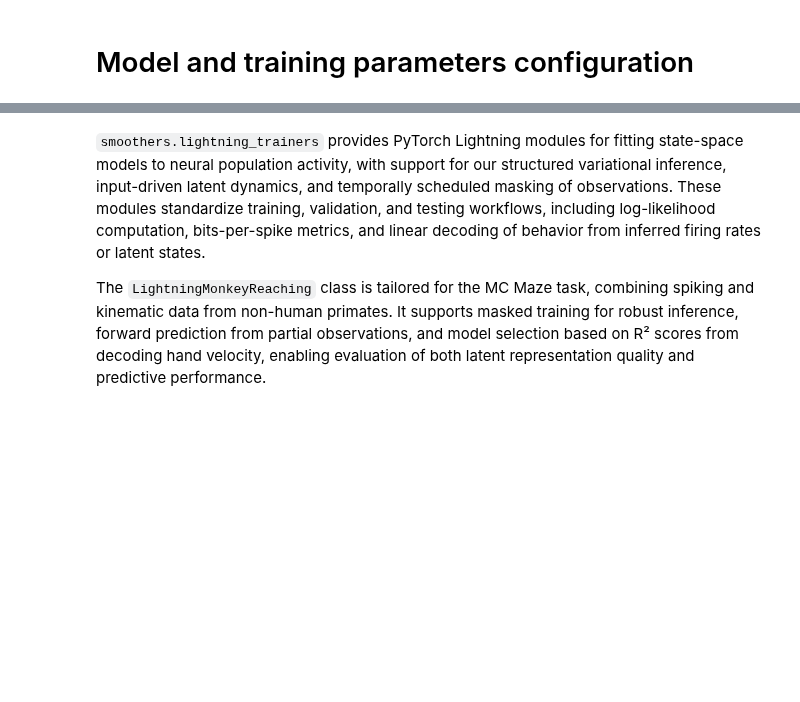
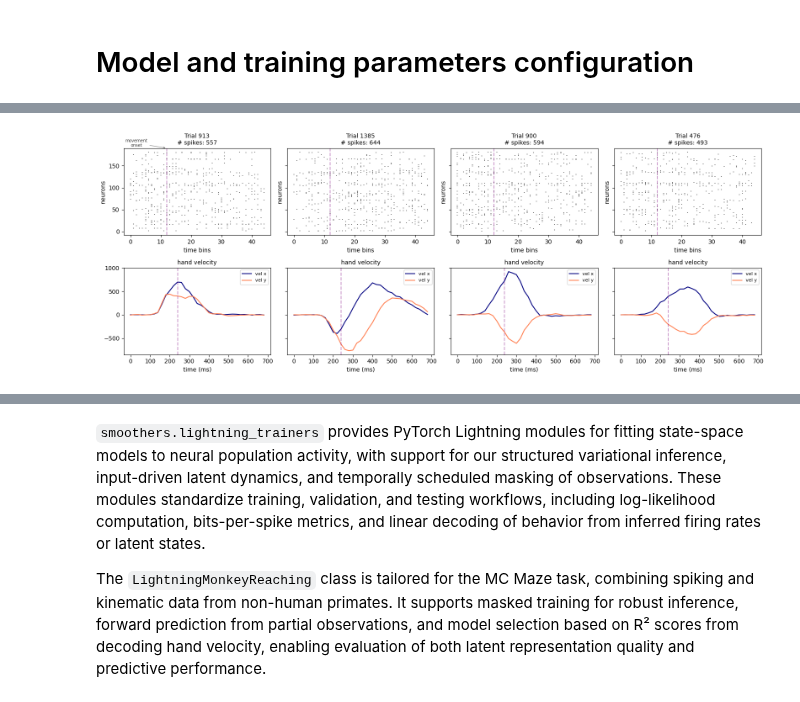
Before and after one commit to catniplab/latent_dynamics_workshop, a Jupyter notebook: 04_xfads_mc_maze_demo.ipynb, the cells around one changed output, grey strips where cells are left out. Drawn from its saved outputs; the diff is of its cells as text; code cells hidden in the pictures; blank space fills up the shorter version.

```diff
--- a/04_xfads_mc_maze_demo.ipynb
+++ b/04_xfads_mc_maze_demo.ipynb
@@ -186,34 +205,36 @@ def plot_spikes_and_behavior(spikes, velocity, binsize, trials_inds, event_bin):
 
         for neuron_idx in range(trial.shape[-1]):
             spike_times = np.where(trial[:, neuron_idx].cpu() == 1)[0]
             ax_spikes.scatter(spike_times, [neuron_idx] * len(spike_times), s=4, color='gray', marker='|')
 
         ax_spikes.axvline(x=event_bin, linestyle='--', color='purple', alpha=0.4)
         ax_spikes.set_ylabel('neurons')
         ax_spikes.set_title(f'Trial {trial_idx}\n# spikes: {int(torch.sum(trial))}', fontsize=10)
         ax_spikes.set_xlabel('time bins')
 
         time_axis = torch.arange(reach.shape[0]) * binsize
         ax_vel.plot(time_axis, reach[:, 0], color='navy', label='vel x')
         ax_vel.plot(time_axis, reach[:, 1], color='coral', label='vel y')
         ax_vel.axvline(x=event_bin * binsize, linestyle='--', color='purple', alpha=0.4)
         ax_vel.set_xlabel('time (ms)')
         ax_vel.set_title('hand velocity', fontsize=10)
         ax_vel.legend(fontsize=8)
 
         if col == 0:
             _, y_top = ax_spikes.get_ylim()
             ax_spikes.annotate("movement\nonset", xy=(event_bin, y_top), xytext=(event_bin - 10, y_top + 3),
                                arrowprops=dict(facecolor='black', alpha=0.4, arrowstyle='->'),
                                fontsize=7, ha='center', alpha=0.8)
 
     fig.tight_layout()
     plt.show()
 
 
-plot_spikes_and_behavior(y_train_obs, vel_train, cfg.bin_sz_ms,
+plot_spikes_and_behavior(y_train_obs.cpu(), vel_train.cpu(), cfg.bin_sz_ms,
                          torch.randperm(y_train_obs.size(0))[:4],
                          event_bin=move_onset_bin,)
+# %% [output]
+[figure, added]
 # %%
 """prepare data for torch"""
 y_train_dataset = torch.utils.data.TensorDataset(y_train_obs, vel_train)
```
Also changed, not shown: parts of 29 cells of this notebook.
